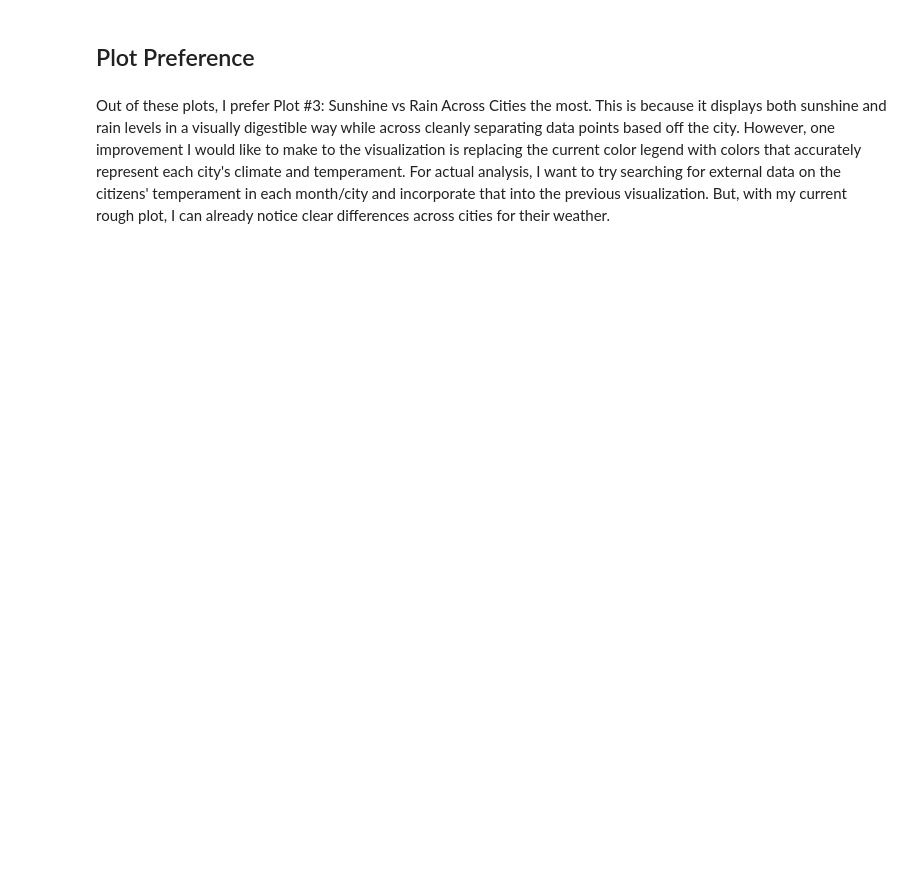
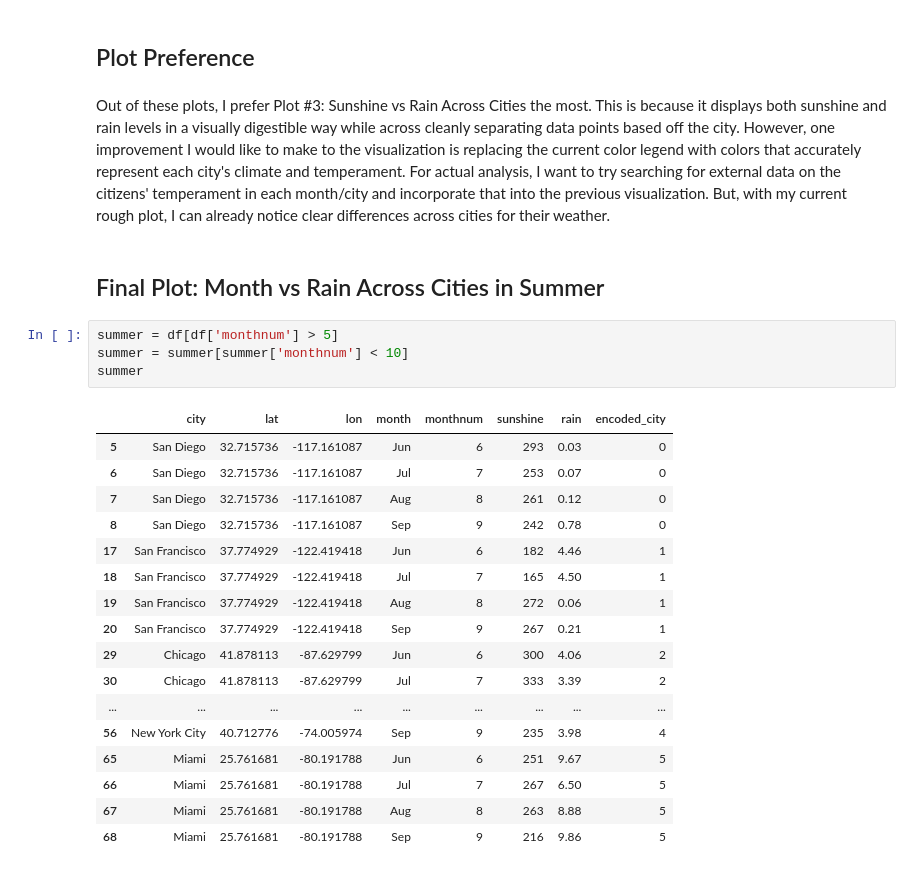
Before and after one commit to eibarolle/DSC106_Portfolio, a Jupyter notebook: projects/Project1/project1.ipynb, the cells around one changed output. Cells and saved outputs as stored; diff of their text form; blank space fills up the shorter version.

```diff
--- a/projects/Project1/project1.ipynb
+++ b/projects/Project1/project1.ipynb
@@ -60,3 +71,27 @@ plt.show()
 ## Plot Preference
 # %% [markdown]
 Out of these plots, I prefer Plot #3: Sunshine vs Rain Across Cities the most. This is because it displays both sunshine and rain levels in a visually digestible way while across cleanly separating data points based off the city. However, one improvement I would like to make to the visualization is replacing the current color legend with colors that accurately represent each city's climate and temperament. For actual analysis, I want to try searching for external data on the citizens' temperament in each month/city and incorporate that into the previous visualization. But, with my current rough plot, I can already notice clear differences across cities for their weather.
+# %% [markdown]
+## Final Plot: Month vs Rain Across Cities in Summer
+# %%
+summer = df[df['monthnum'] > 5]
+summer = summer[summer['monthnum'] < 10]
+summer
+# %% [output]
+|  | city | lat | lon | month | monthnum | sunshine | rain | encoded_city |
+| 5 | San Diego | 32.715736 | -117.161087 | Jun | 6 | 293 | 0.03 | 0 |
+| 6 | San Diego | 32.715736 | -117.161087 | Jul | 7 | 253 | 0.07 | 0 |
+| 7 | San Diego | 32.715736 | -117.161087 | Aug | 8 | 261 | 0.12 | 0 |
+| 8 | San Diego | 32.715736 | -117.161087 | Sep | 9 | 242 | 0.78 | 0 |
+| 17 | San Francisco | 37.774929 | -122.419418 | Jun | 6 | 182 | 4.46 | 1 |
+| 18 | San Francisco | 37.774929 | -122.419418 | Jul | 7 | 165 | 4.50 | 1 |
+| 19 | San Francisco | 37.774929 | -122.419418 | Aug | 8 | 272 | 0.06 | 1 |
+| 20 | San Francisco | 37.774929 | -122.419418 | Sep | 9 | 267 | 0.21 | 1 |
+| 29 | Chicago | 41.878113 | -87.629799 | Jun | 6 | 300 | 4.06 | 2 |
+| 30 | Chicago | 41.878113 | -87.629799 | Jul | 7 | 333 | 3.39 | 2 |
+| ... | ... | ... | ... | ... | ... | ... | ... | ... |
+| 56 | New York City | 40.712776 | -74.005974 | Sep | 9 | 235 | 3.98 | 4 |
+| 65 | Miami | 25.761681 | -80.191788 | Jun | 6 | 251 | 9.67 | 5 |
+| 66 | Miami | 25.761681 | -80.191788 | Jul | 7 | 267 | 6.50 | 5 |
+| 67 | Miami | 25.761681 | -80.191788 | Aug | 8 | 263 | 8.88 | 5 |
+| 68 | Miami | 25.761681 | -80.191788 | Sep | 9 | 216 | 9.86 | 5 |
```
Also changed, not shown: parts of 5 cells of this notebook, 7 other files.
